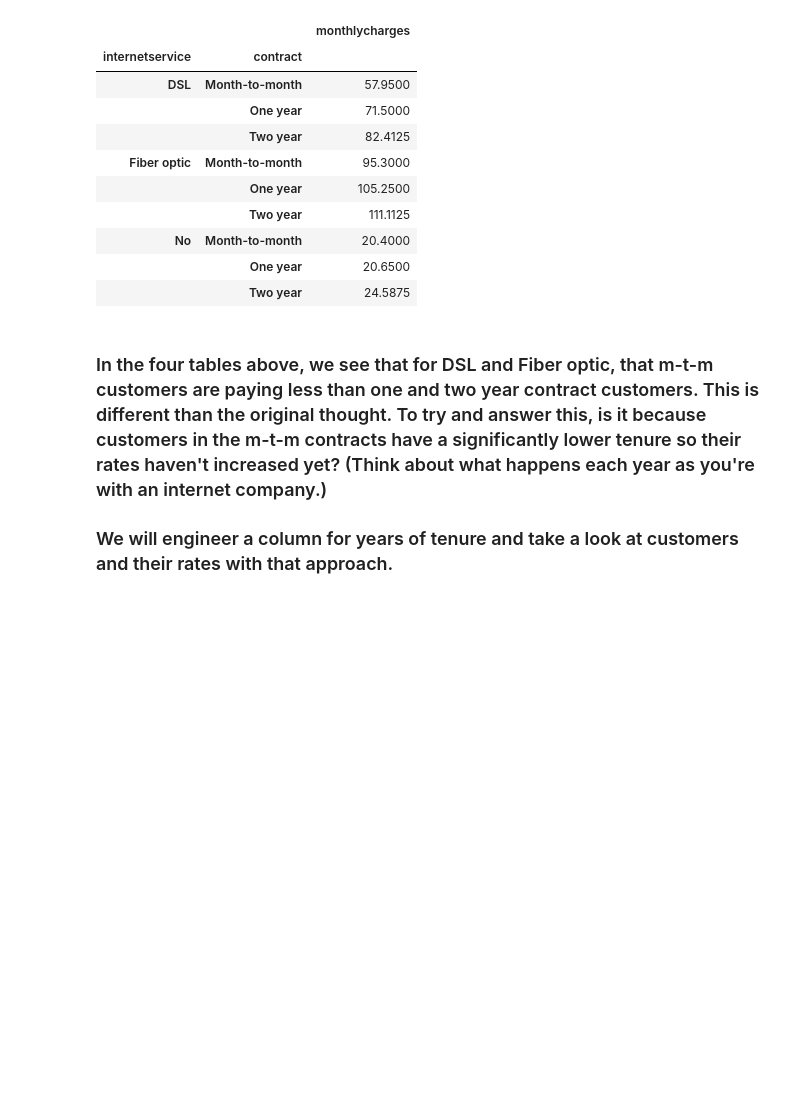
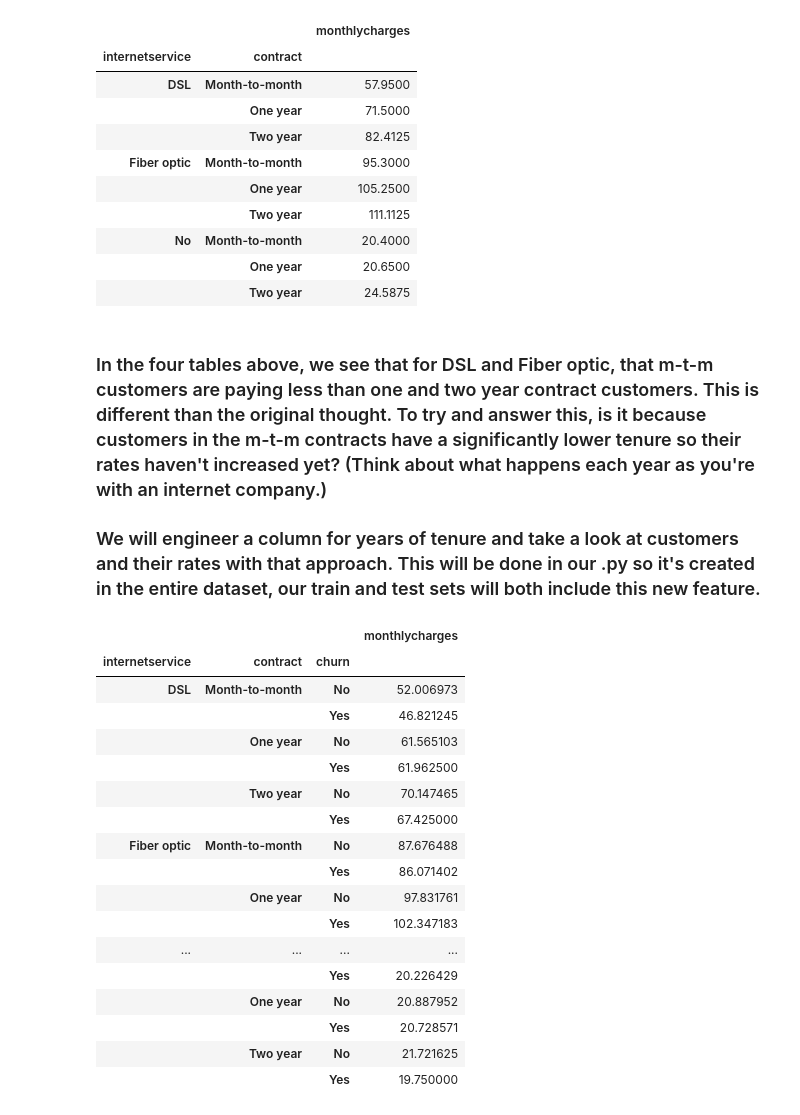
Before and after one commit to josephburton06/telco_customer_churn, a Jupyter notebook: exploration_bank_churn.ipynb, the cells around one changed output. Drawn from its saved outputs; the diff is of its cells as text; code cells hidden in the pictures; blank space fills up the shorter version.

```diff
--- a/exploration_bank_churn.ipynb
+++ b/exploration_bank_churn.ipynb
@@ -121,4 +121,25 @@ pd.DataFrame(train.groupby(['internetservice', 'contract'])['monthlycharges'].qu
 # %% [markdown]
 ### In the four tables above, we see that for DSL and Fiber optic, that m-t-m customers are paying less than one and two year contract customers.  This is different than the original thought.  To try and answer this, is it because customers in the m-t-m contracts have a significantly lower tenure so their rates haven't increased yet?  (Think about what happens each year as you're with an internet company.)
 
-### We will engineer a column for years of tenure and take a look at customers and their rates with that approach.
+### We will engineer a column for years of tenure and take a look at customers and their rates with that approach.  This will be done in our .py so it's created in the entire dataset, our train and test sets will both include this new feature.
+# %%
+pd.DataFrame(train.groupby(['internetservice', 'contract', 'churn'])['monthlycharges'].mean())
+# %% [output]
+|  |  |  | monthlycharges |
+| internetservice | contract | churn |  |
+| DSL | Month-to-month | No | 52.006973 |
+|  |  | Yes | 46.821245 |
+|  | One year | No | 61.565103 |
+|  |  | Yes | 61.962500 |
+|  | Two year | No | 70.147465 |
+|  |  | Yes | 67.425000 |
+| Fiber optic | Month-to-month | No | 87.676488 |
+|  |  | Yes | 86.071402 |
+|  | One year | No | 97.831761 |
+|  |  | Yes | 102.347183 |
+| ... | ... | ... | ... |
+|  |  | Yes | 20.226429 |
+|  | One year | No | 20.887952 |
+|  |  | Yes | 20.728571 |
+|  | Two year | No | 21.721625 |
+|  |  | Yes | 19.750000 |
```
Also changed, not shown: parts of 13 cells of this notebook.
